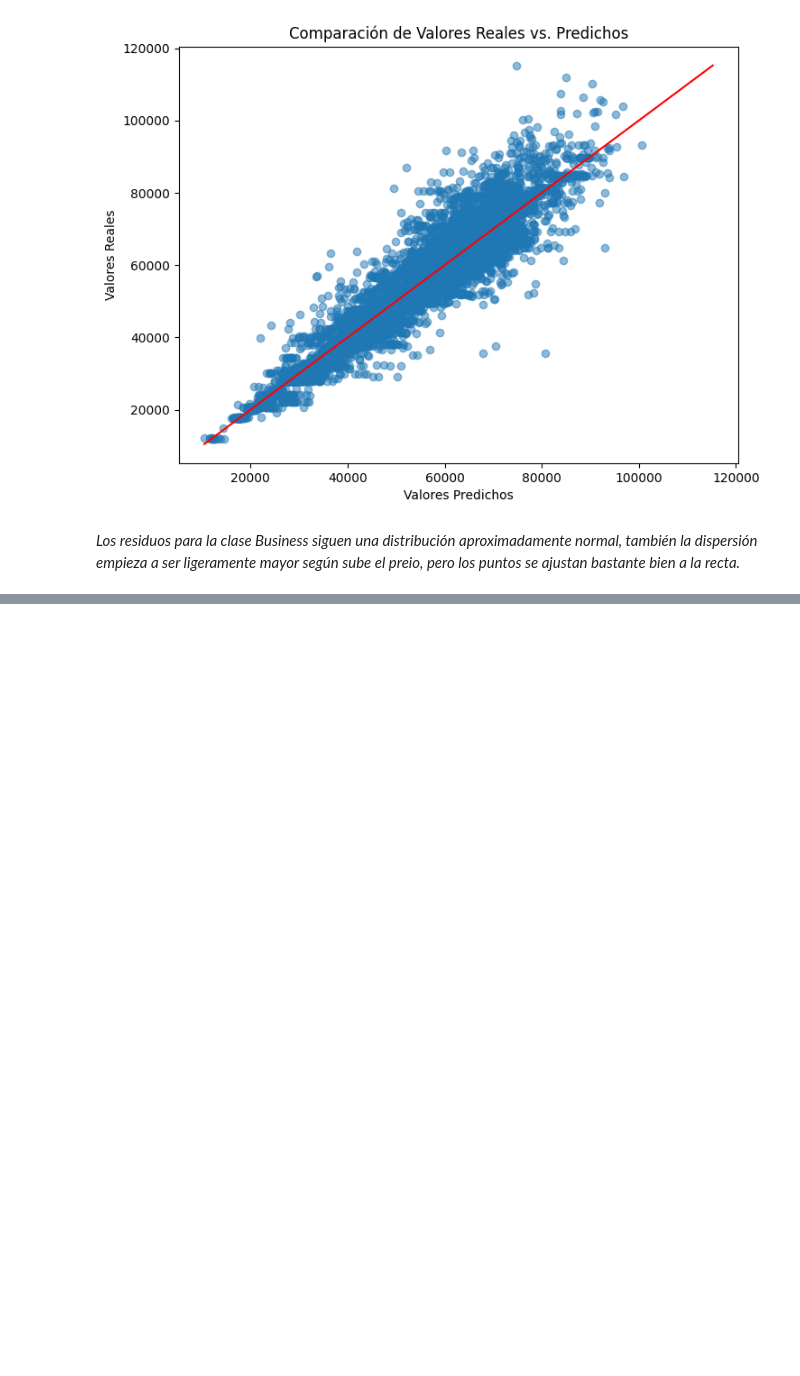
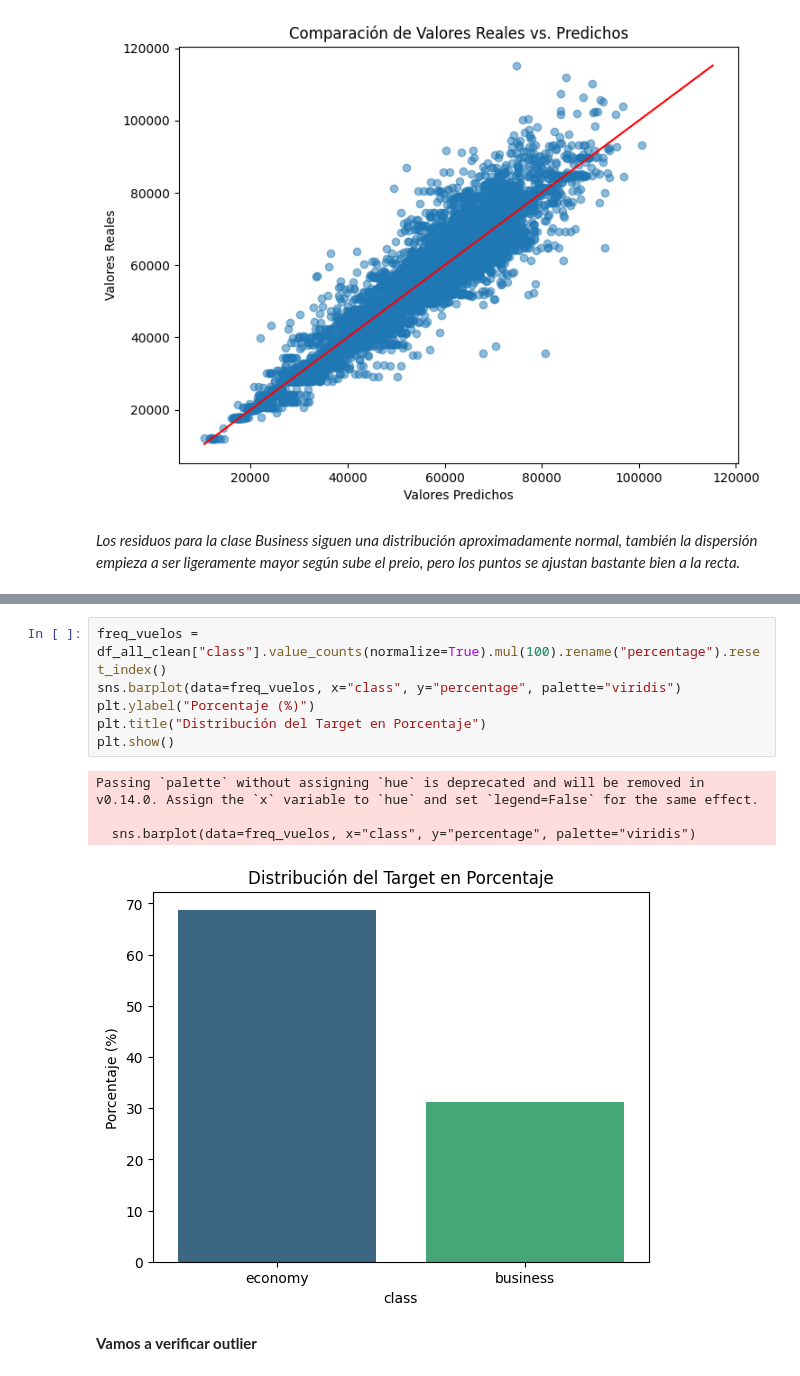
Before and after one commit to Cesar-CSP/ML_Prediccion_Precios_Vuelos, a Jupyter notebook: main_Prediccion_Precios_Vuelos_India.ipynb, the cells around one changed output, grey strips where cells are left out. Saved outputs shown, nothing was run; the diff lists cells and outputs as text; blank space fills up the shorter version.

```diff
--- a/main_Prediccion_Precios_Vuelos_India.ipynb
+++ b/main_Prediccion_Precios_Vuelos_India.ipynb
@@ -1558,0 +1745,13 @@ plot_predictions_vs_actual(y_real_bus, y_pred_bus)
+# %%
+freq_vuelos = df_all_clean["class"].value_counts(normalize=True).mul(100).rename("percentage").reset_index()
+sns.barplot(data=freq_vuelos, x="class", y="percentage", palette="viridis")
+plt.ylabel("Porcentaje (%)")
+plt.title("Distribución del Target en Porcentaje")
+plt.show()
+# %% [output]
+Passing `palette` without assigning `hue` is deprecated and will be removed in v0.14.0. Assign the `x` variable to `hue` and set `legend=False` for the same effect.
+
+  sns.barplot(data=freq_vuelos, x="class", y="percentage", palette="viridis")
+[figure, added]
+# %% [markdown]
+**Vamos a verificar outlier**
```
Also changed, not shown: parts of 92 cells of this notebook.
